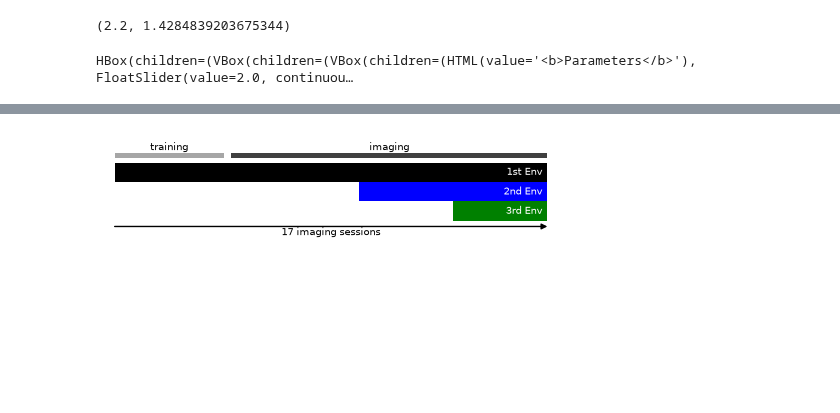
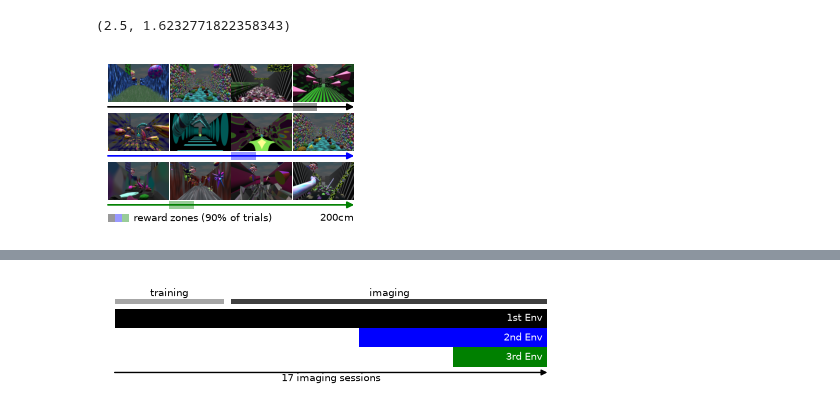
Before and after one commit to landoskape/vrAnalysis, a Jupyter notebook: dimensionality_manuscript/dim_intro_primary_refactor.ipynb, the cells around one changed output, grey strips where cells are left out. Drawn from its saved outputs; the diff is of its cells as text; code cells hidden in the pictures; blank space fills up the shorter version.

```diff
--- a/dimensionality_manuscript/dim_intro_primary_refactor.ipynb
+++ b/dimensionality_manuscript/dim_intro_primary_refactor.ipynb
@@ -58,30 +60,30 @@ if not figure_path.exists():
 # %%
 schematic = VREnvironmentSchematic(
     panel_aspect=1.6,
     env_gap=0.05,
     track_height=0.2,
     room_gap=0.01,
     arrow_gap=0.03,
     margin=0.05,
     legend_yoffset=0.1,
     fontsize=7,
-    figsize=(2.2, 1.4),
+    figsize=(2.5, 1.4),
     force_width=True,
 )
 
 print(schematic.report_figsize(schematic.state))
 
 show_viewer = True
 if show_viewer:
     schematic.show()
 
 else:
     fig = schematic.plot(schematic.state)
     plt.show()
 
     save = True
     if save:
         save_figure(fig, figure_path / "vr_schematic")
 # %% [output]
-(2.2, 1.4284839203675344)
+(2.5, 1.6232771822358343)
-HBox(children=(VBox(children=(VBox(children=(HTML(value='<b>Parameters</b>'), FloatSlider(value=2.0, continuou…
+[figure, added]
```
Also changed, not shown: parts of 15 cells of this notebook, 35 other files.
